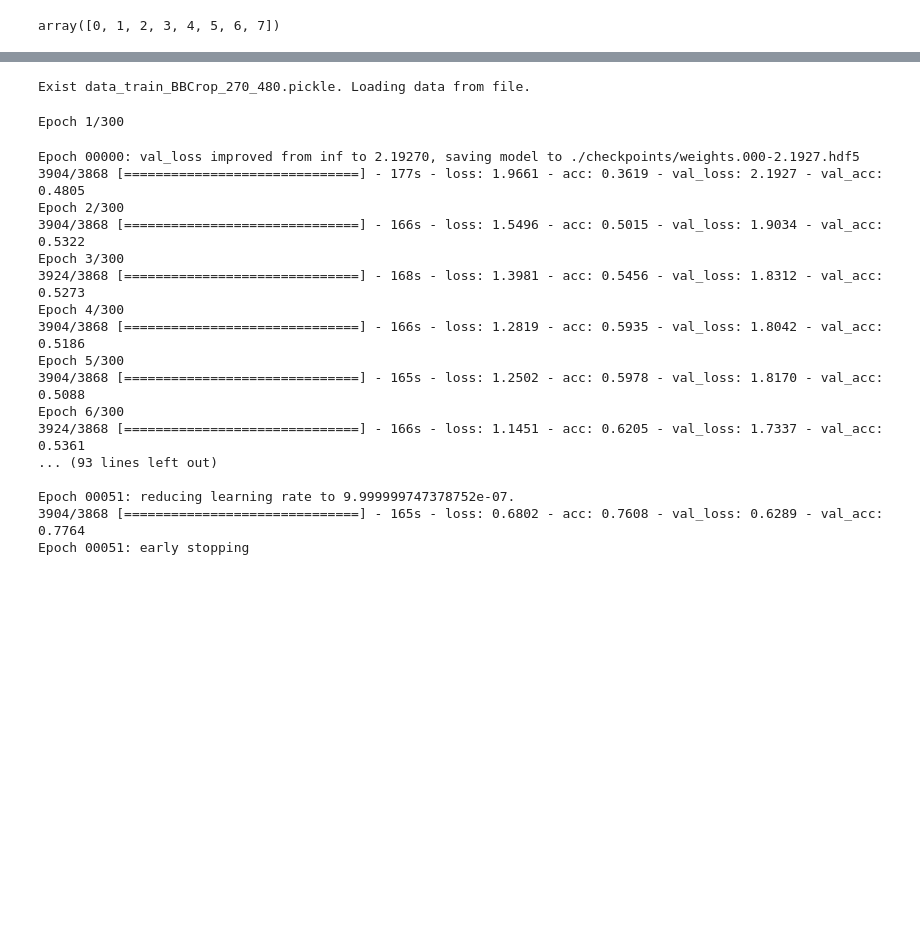
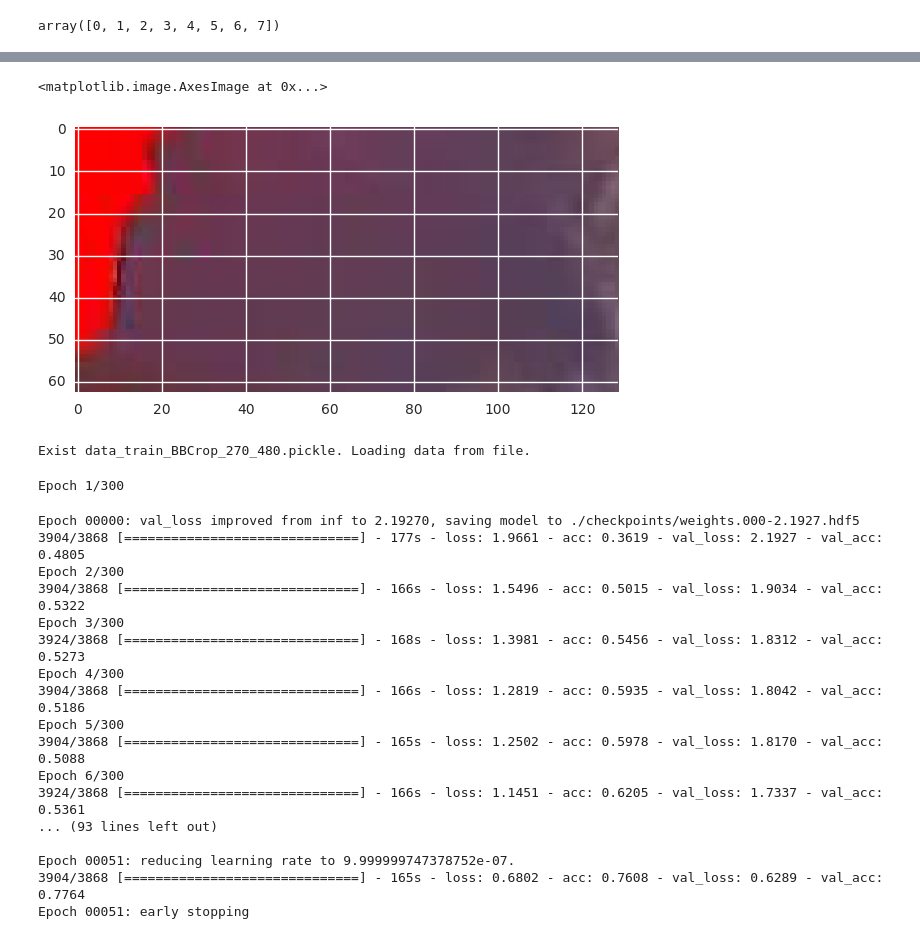
Before and after one commit to namiyao/Kaggle_NCFM, a Jupyter notebook: model_bbox/Classifier.ipynb, the cells around one changed output, grey strips where cells are left out. Drawn from its saved outputs; the diff is of its cells as text; code cells hidden in the pictures; blank space fills up the shorter version.

```diff
--- a/model_bbox/Classifier.ipynb
+++ b/model_bbox/Classifier.ipynb
@@ -96,3 +175,10 @@ for filename in images:
+# %%
+ims = os.listdir(TRAIN_CROP_DIR+'NoF')
+im = Image.open('../data/train_crop/NoF/'+ims[2])
+imshow(np.asarray(im))
+# %% [output]
+<matplotlib.image.AxesImage at 0x...>
+[figure, added]
 # %%
 im = Image.open('../data/train_crop/ALB/SHARK_img_06082_2_ALB.jpg')
 imshow(np.asarray(im))
```
Also changed, not shown: parts of 6 cells of this notebook.
